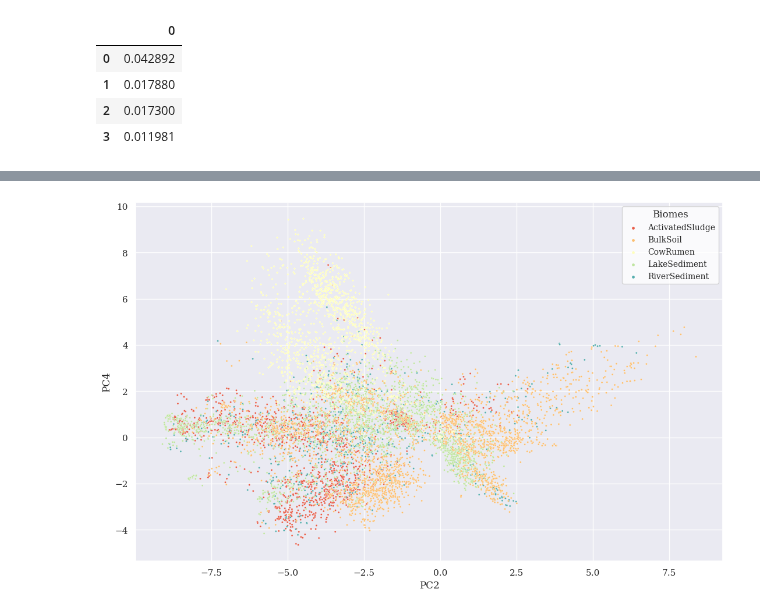
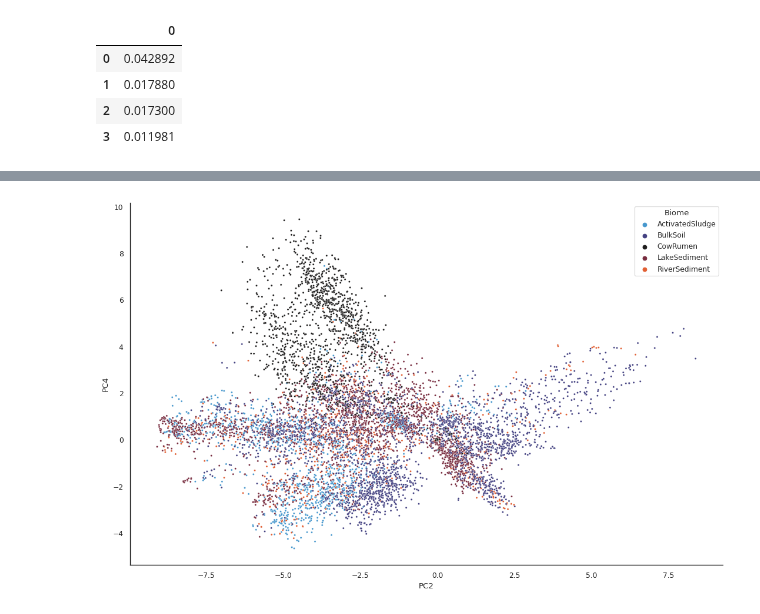
Before and after one commit to jtdocter27/EcoDr, a Jupyter notebook: EnCen/Figures for paper/figures.ipynb, the cells around one changed output, grey strips where cells are left out. Drawn from its saved outputs; the diff is of its cells as text; code cells hidden in the pictures.

```diff
--- a/EnCen/Figures for paper/figures.ipynb
+++ b/EnCen/Figures for paper/figures.ipynb
@@ -262,16 +260,19 @@ x_pca
 7753 rows × 5 columns
 # %%
 sns.set_context(context = 'paper')
-sns.set_theme(font='serif')
+# sns.set_theme(font='helvetica')
 plt.figure(figsize=(13,8))
-sns.scatterplot(data= x_pca, x = 1, y= 3, alpha=1, s=5, hue='Biome', legend='brief', palette='Spectral')
-plt.legend(title="Biomes", fontsize='small', markerscale=0.4, facecolor='white')  # Smaller legend text and marker size
+sns.set_style(style='white')
+sns.scatterplot(data= x_pca, x = 1, y= 3, alpha=1, s=5, hue='Biome', legend='brief', palette='icefire')
+sns.despine()
+# ax.grid(False)
+# plt.legend(title="Biomes", fontsize='small', markerscale=0.4, facecolor='white')  # Smaller legend text and marker size
 plt.xlabel('PC2')
 plt.ylabel('PC4')
-plt.grid(True)
+# plt.grid(True)
 plt.show()
 # %% [output]
-[figure, old version]
+[figure, new version]
 # %%
 clean
 # %% [output]
```
Also changed, not shown: parts of 6 cells of this notebook.
